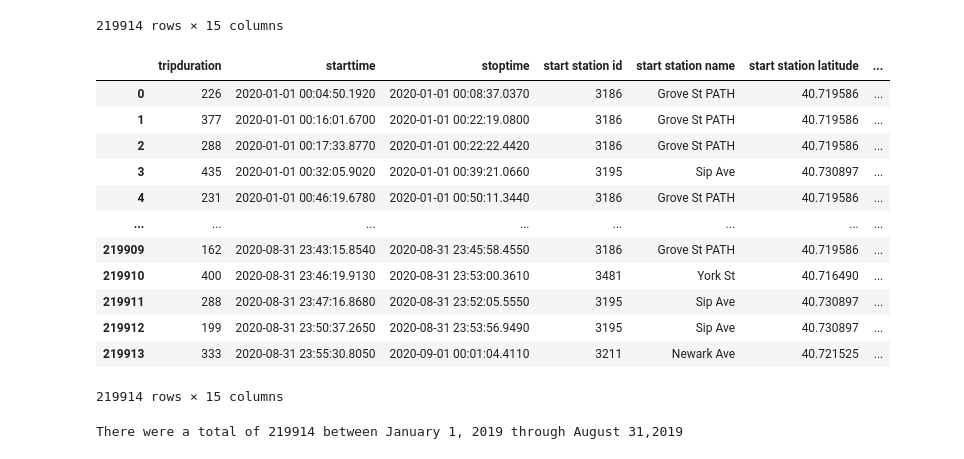
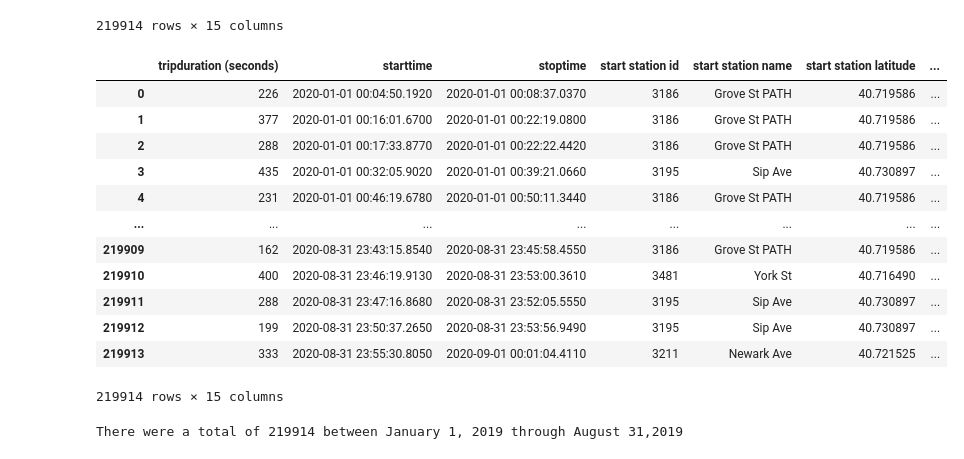
Before and after one commit to tnatoli29/Project_1, a Jupyter notebook: CitiBike/CitiBike 2020 Merge.ipynb, the cells around one changed output. Drawn from its saved outputs; the diff is of its cells as text; code cells hidden in the pictures.

```diff
--- a/CitiBike/CitiBike 2020 Merge.ipynb
+++ b/CitiBike/CitiBike 2020 Merge.ipynb
@@ -70,9 +70,11 @@ combined2020_CitiBike_df8
 # %%
 combined2020_CitiBike_df8["gender"] = combined2020_CitiBike_df8["gender"].map(str)
 combined2020_CitiBike_df8["gender"] = combined2020_CitiBike_df8["gender"].replace(['Unk','M','F'],['Unknown','Male','Female'])
 combined2020_CitiBike_df8
+combined2020_CitiBike_df8 = combined2020_CitiBike_df8.rename(columns = {"tripduration": "tripduration (seconds)"})
+combined2020_CitiBike_df8
 # %% [output]
-|  | tripduration | starttime | stoptime | start station id | start station name | start station latitude | ... |
+|  | tripduration (seconds) | starttime | stoptime | start station id | start station name | start station latitude | ... |
 | 0 | 226 | 2020-01-01 00:04:50.1920 | 2020-01-01 00:08:37.0370 | 3186 | Grove St PATH | 40.719586 | ... |
 | 1 | 377 | 2020-01-01 00:16:01.6700 | 2020-01-01 00:22:19.0800 | 3186 | Grove St PATH | 40.719586 | ... |
 | 2 | 288 | 2020-01-01 00:17:33.8770 | 2020-01-01 00:22:22.4420 | 3186 | Grove St PATH | 40.719586 | ... |
```
Also changed, not shown: parts of 1 cell of this notebook.
